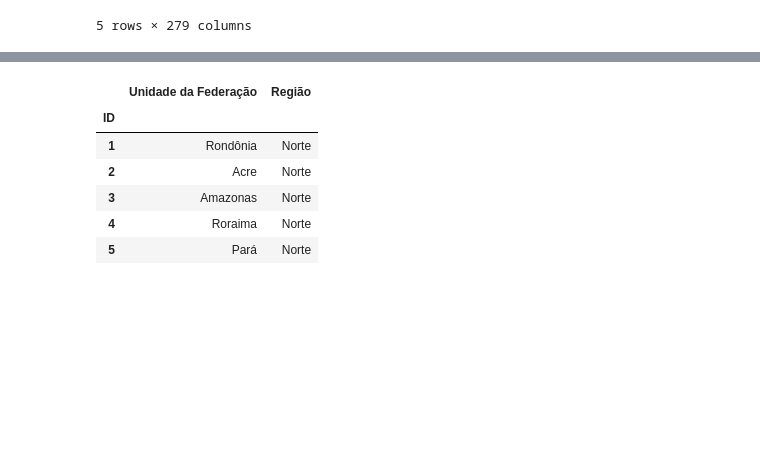
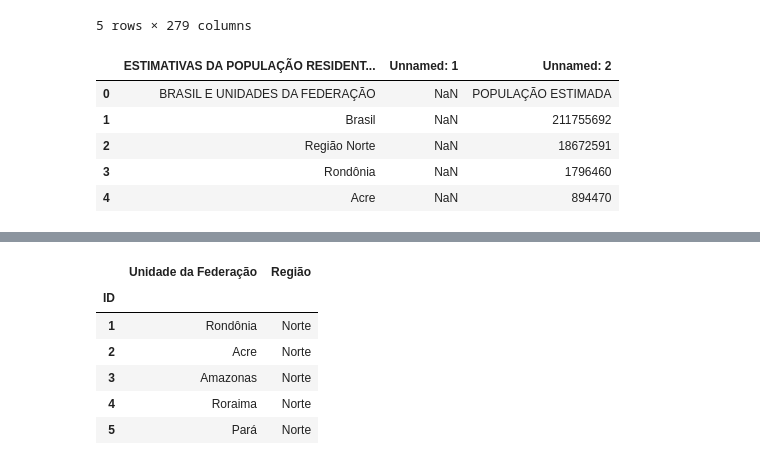
Before and after one commit to guilherme-ivan/prod_hosp, a Jupyter notebook: Notebooks/Alura_Project.ipynb, the cells around one changed output, grey strips where cells are left out. Saved outputs shown, nothing was run; the diff lists cells and outputs as text; code cells hidden in the pictures; blank space fills up the shorter version.

```diff
--- a/Notebooks/Alura_Project.ipynb
+++ b/Notebooks/Alura_Project.ipynb
@@ -52,3 +52,14 @@ df.head()
 | 3 | 22 Piauí | - | - | - | - | - | - | - | - | - | ... | ... |
 | 4 | 23 Ceará | - | - | - | - | - | - | - | - | - | ... | ... |
 5 rows × 279 columns
+# %%
+import pandas as pd
+ibge_estimativa = pd.read_excel("https://raw.githubusercontent.com/guilherme-ivan/prod_hosp/main/data/estimativa_dou_2020.xls")
+ibge_estimativa.head()
+# %% [output]
+|  | ESTIMATIVAS DA POPULAÇÃO RESIDENT... | Unnamed: 1 | Unnamed: 2 |
+| 0 | BRASIL E UNIDADES DA FEDERAÇÃO | NaN | POPULAÇÃO ESTIMADA |
+| 1 | Brasil | NaN | 211755692 |
+| 2 | Região Norte | NaN | 18672591 |
+| 3 | Rondônia | NaN | 1796460 |
+| 4 | Acre | NaN | 894470 |
```
Also changed, not shown: parts of 6 cells of this notebook.
